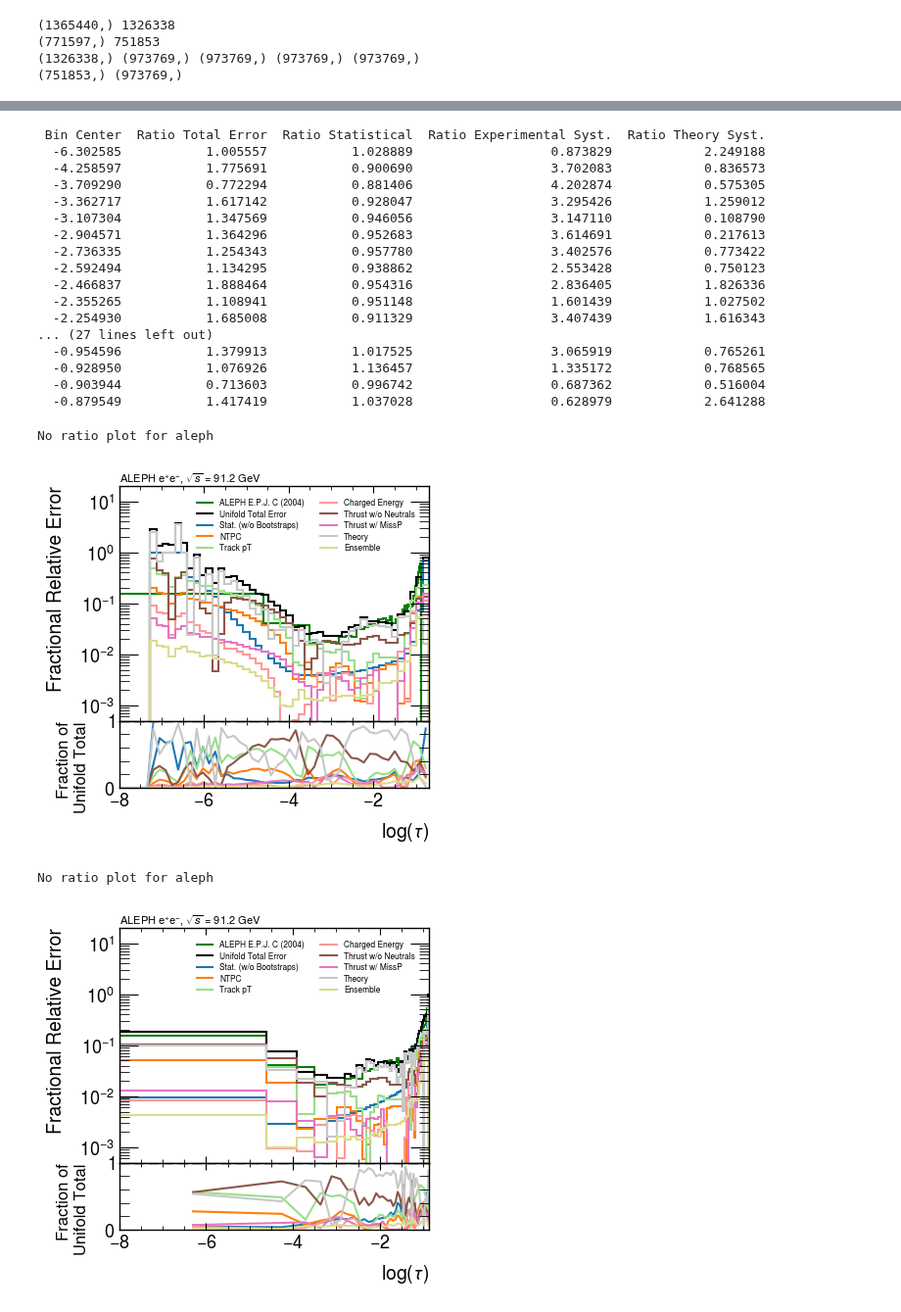
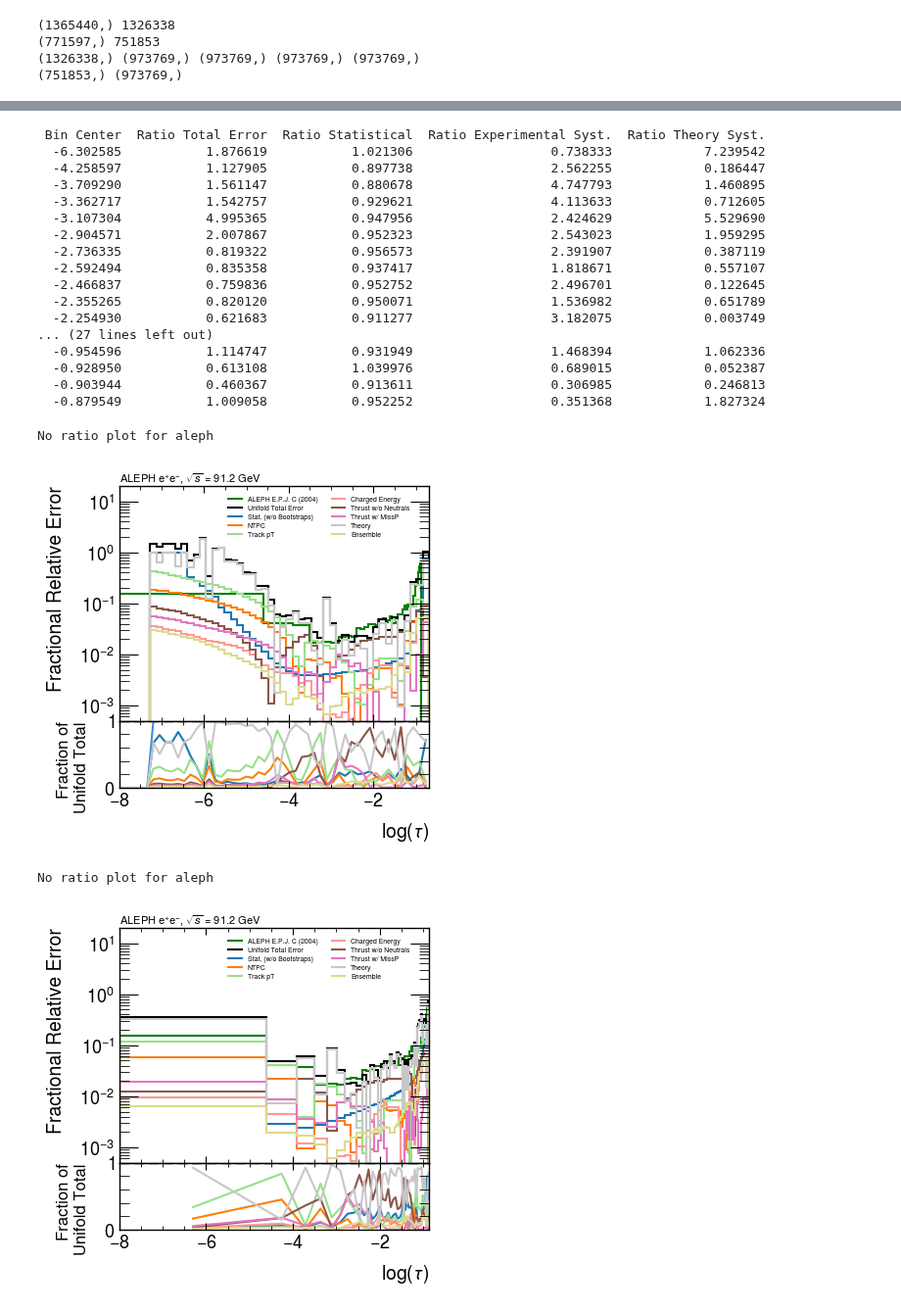
Before and after one commit to badeaa3/unfold-ee-logtau, a Jupyter notebook: Plotting/VisualizeResult.ipynb, the cells around one changed output, grey strips where cells are left out. Shown at 98% size. Saved outputs shown, nothing was run; the diff lists cells and outputs as text; code cells hidden in the pictures.

Commit message:
update result

```diff
--- a/Plotting/VisualizeResult.ipynb
+++ b/Plotting/VisualizeResult.ipynb
@@ -66,18 +64,36 @@ print(reco_mc.shape, gen_mc.shape)
 (1326338,) (973769,) (973769,) (973769,) (973769,)
 (751853,) (973769,)
 # %%
-# Load the weights
 N = 10
-ensemble = "/global/homes/b/badea/aleph/unfold-ee-logtau/results/training-745de56e/*/model_weights*" # Nominal result
-# ensemble = "/global/homes/b/badea/aleph/unfold-ee-logtau/results/training-d6b08785/*/model_weights*" # gen cleaning
-ensemble_weights = ensembleWeights(loadWeights(ensemble), N=N)
+
+# # analysis note review 1 results
+# ensemble = "/global/homes/b/badea/aleph/unfold-ee-logtau/results/training-745de56e/*/model_weights*" # Nominal result
+# # ensemble = "/global/homes/b/badea/aleph/unfold-ee-logtau/results/training-d6b08785/*/model_weights*" # gen cleaning
+# ensemble_weights = ensembleWeights(loadWeights(ensemble), N=N)
+# print(ensemble_weights.shape)
+
+# systematic = "/global/homes/b/badea/aleph/unfold-ee-logtau/results/training-439c81ff/*/model_weights*"
+# systematic_weights = ensembleWeights(loadWeights(systematic), N=N)
+# print(systematic_weights.shape)
+
+# theory = "/global/u1/b/badea/aleph/unfold-ee-logtau/results/training-65d965a4/*/model_weights*"
+# theory_weights = ensembleWeights(loadWeights(theory), N=N)
+# print(theory_weights.shape)
+
+# # analysis note review 2 results
+filePath = "/pscratch/sd/b/badea/aleph/unfold-ee-logtau/UniFold/results/training-e583e610/*/*/conf.json"
+w = ut.loadWeightPaths(filePath)
+for key, val in w.items():
+    for k, v in val.items():
+        w[key][k] = ensembleWeights(loadWeights(v), N=N)
+        print(key, k, w[key][k].shape)
+
+# make keys
+ensemble_weights = w["Ensembling"]["nominal"]
+systematic_weights_order = ['ntpc7', 'pt04', 'ech10', 'no_neutrals', 'with_met']
+systematic_weights = np.concatenate([w["Systematics"][k] for k in systematic_weights_order], axis=0)
+theory_weights = w["TheoryUncertainty_Sherpa"]["nominal"]
 print(ensemble_weights.shape)
-
-systematic = "/global/homes/b/badea/aleph/unfold-ee-logtau/results/training-439c81ff/*/model_weights*"
-systematic_weights = ensembleWeights(loadWeights(systematic), N=N)
-print(systematic_weights.shape)
-
-theory = "/global/u1/b/badea/aleph/unfold-ee-logtau/results/training-65d965a4/*/model_weights*"
-theory_weights = ensembleWeights(loadWeights(theory), N=N)
+print(systematic_weights_order, systematic_weights.shape)
 print(theory_weights.shape)
 # %% [output]
@@ -289,22 +312,22 @@ df = pd.DataFrame(table, columns=columns)
 print(df.to_string(index=False, float_format="{:.6f}".format))
 # %% [output]
  Bin Center  Ratio Total Error  Ratio Statistical  Ratio Experimental Syst.  Ratio Theory Syst.
-  -6.302585           1.005557           1.028889                  0.873829            2.249188
-  -4.258597           1.775691           0.900690                  3.702083            0.836573
-  -3.709290           0.772294           0.881406                  4.202874            0.575305
-  -3.362717           1.617142           0.928047                  3.295426            1.259012
-  -3.107304           1.347569           0.946056                  3.147110            0.108790
-  -2.904571           1.364296           0.952683                  3.614691            0.217613
-  -2.736335           1.254343           0.957780                  3.402576            0.773422
-  -2.592494           1.134295           0.938862                  2.553428            0.750123
-  -2.466837           1.888464           0.954316                  2.836405            1.826336
-  -2.355265           1.108941           0.951148                  1.601439            1.027502
-  -2.254930           1.685008           0.911329                  3.407439            1.616343
+  -6.302585           1.876619           1.021306                  0.738333            7.239542
+  -4.258597           1.127905           0.897738                  2.562255            0.186447
+  -3.709290           1.561147           0.880678                  4.747793            1.460895
+  -3.362717           1.542757           0.929621                  4.113633            0.712605
+  -3.107304           4.995365           0.947956                  2.424629            5.529690
+  -2.904571           2.007867           0.952323                  2.543023            1.959295
+  -2.736335           0.819322           0.956573                  2.391907            0.387119
+  -2.592494           0.835358           0.937417                  1.818671            0.557107
+  -2.466837           0.759836           0.952752                  2.496701            0.122645
+  -2.355265           0.820120           0.950071                  1.536982            0.651789
+  -2.254930           0.621683           0.911277                  3.182075            0.003749
 ... (27 lines left out)
-  -0.954596           1.379913           1.017525                  3.065919            0.765261
-  -0.928950           1.076926           1.136457                  1.335172            0.768565
-  -0.903944           0.713603           0.996742                  0.687362            0.516004
-  -0.879549           1.417419           1.037028                  0.628979            2.641288
+  -0.954596           1.114747           0.931949                  1.468394            1.062336
+  -0.928950           0.613108           1.039976                  0.689015            0.052387
+  -0.903944           0.460367           0.913611                  0.306985            0.246813
+  -0.879549           1.009058           0.952252                  0.351368            1.827324
 # %%
 for key, val in conf.items():
     for binType in ["nominal", "aleph"]:
@@ -317,9 +340,9 @@ for key, val in conf.items():
         # style
         style = {
             "legend_loc" : "upper left",
-            "legend_bbox" : (0.21, 1.0),
+            "legend_bbox" : (0.32, 1.0),
             "legend_ncol" : 2,
-            "legend_fontsize" : 6,
+            "legend_fontsize" : 5,
             "ax1_ylabel" : "Fractional Relative Error",
             "ax1_yscale" : val["ax1_yscale"],
             "ax2_xlabel" : val["ax2_xlabel"],
@@ -328,36 +351,36 @@ for key, val in conf.items():
             "ax1_ylim" : [5*10**-4, 2*10**1], #[0.5*10**-6, 5*10**-1],
             "bins" : bins,
             "ax2_ylim" : [0,1],
         }
 
         # nominal
         nominal = plots[key][f"unifold_{binType}_ensemble0"]
 
         # pick up the errors
         total_err = errors[key][f"unifold_{binType}_ensemble0"]["total"]
         individual = np.abs(errors[key][f"unifold_{binType}_ensemble0"]["individual"])
 
         # inPlots
         inPlots = {}
         inPlots["aleph"] = {"plotType": "stairs", "x": val["aleph"]["bins"], "y": val["aleph"]["yerr"] / val["aleph"]["y"], "color": "green", "label": 'ALEPH E.P.J. C (2004)', "ls":"-", "noratio":True}
         inPlots["total"] = {"plotType": "stairs", "x": bins, "y": total_err / nominal[0], "color": None, "label": "Unifold Total Error", "ls":"-"}
         # other variations
         colors = [plt.cm.tab20(i / individual.shape[1]) for i in range(individual.shape[1])]
         labels = ["Stat. (w/o Bootstraps)", "NTPC", "Track pT", "Charged Energy", "Thrust w/o Neutrals", "Thrust w/ MissP", "Theory", "Ensemble"]
         for i in range(individual.shape[1]):
             inPlots[f"component_{i}"] =  {"plotType": "stairs", "x": bins, "y": individual[:,i] / nominal[0], "color": colors[i], "label": labels[i], "ls": "-"} # f"Component {i}"
         # ratio denominator using the total error
         ratio_denom = [[total_err/nominal[0]], [errors[key][f"unifold_aleph_ensemble0"]["total"] / plots[key][f"unifold_aleph_ensemble0"][0]]]
 
         fig, (ax1, ax2) = plotThrust(style, inPlots, ratio_denom, epsilon = 1e-10)
         plt.savefig(f"{key}_unifold_binning_{binType}_uncertaintyBreakdown.pdf", bbox_inches='tight')
         plt.show()
         plt.close()
 # %% [output]
 No ratio plot for aleph
-[figure, old version]
+[figure, new version]
 No ratio plot for aleph
-[figure, old version]
+[figure, new version]
 # %%
 for key, val in conf.items():
     for ratioTo in ["aleph", "data", "genBefore"]:
```
Also changed, not shown: parts of 4 cells of this notebook.
